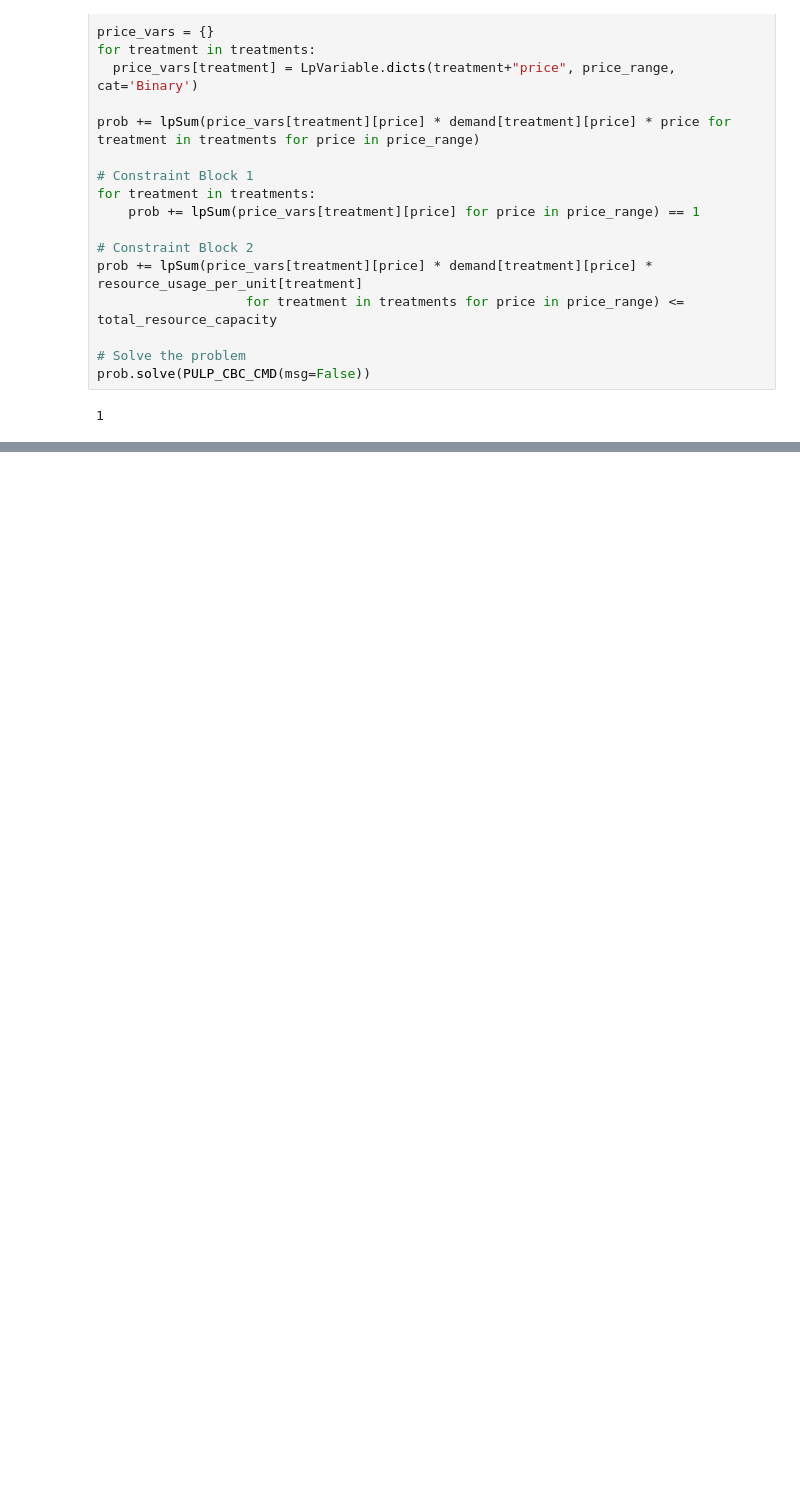
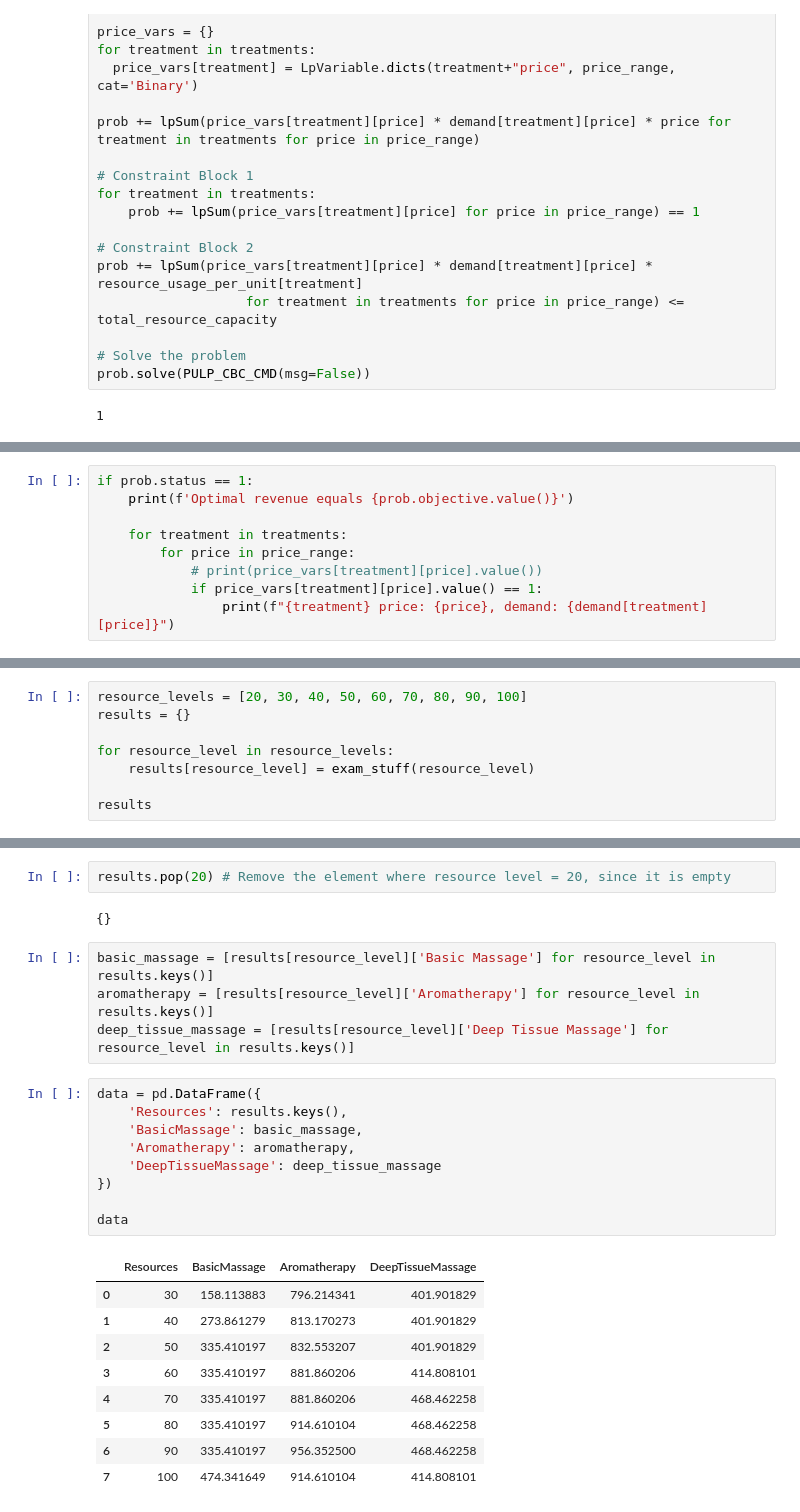
Before and after one commit to mortgad/PricingExam, a Jupyter notebook: exam2024.ipynb, the cells around one changed output, grey strips where cells are left out. Saved outputs shown, nothing was run; the diff lists cells and outputs as text; blank space fills up the shorter version.

```diff
--- a/exam2024.ipynb
+++ b/exam2024.ipynb
@@ -341,0 +391,9 @@ if prob.status == 1:
+# %%
+if prob.status == 1:
+    print(f'Optimal revenue equals {prob.objective.value()}')
+
+    for treatment in treatments:
+        for price in price_range:
+            # print(price_vars[treatment][price].value())
+            if price_vars[treatment][price].value() == 1:
+                print(f"{treatment} price: {price}, demand: {demand[treatment][price]}")
@@ -341,0 +448,8 @@ if prob.status == 1:
+# %%
+resource_levels = [20, 30, 40, 50, 60, 70, 80, 90, 100]
+results = {}
+
+for resource_level in resource_levels:
+    results[resource_level] = exam_stuff(resource_level)
+
+results
@@ -341,0 +474,27 @@ if prob.status == 1:
+# %%
+results.pop(20) # Remove the element where resource level = 20, since it is empty
+# %% [output]
+{}
+# %%
+basic_massage = [results[resource_level]['Basic Massage'] for resource_level in results.keys()]
+aromatherapy = [results[resource_level]['Aromatherapy'] for resource_level in results.keys()]
+deep_tissue_massage = [results[resource_level]['Deep Tissue Massage'] for resource_level in results.keys()]
+# %%
+data = pd.DataFrame({
+    'Resources': results.keys(),
+    'BasicMassage': basic_massage,
+    'Aromatherapy': aromatherapy,
+    'DeepTissueMassage': deep_tissue_massage
+})
+
+data
+# %% [output]
+|  | Resources | BasicMassage | Aromatherapy | DeepTissueMassage |
+| 0 | 30 | 158.113883 | 796.214341 | 401.901829 |
+| 1 | 40 | 273.861279 | 813.170273 | 401.901829 |
+| 2 | 50 | 335.410197 | 832.553207 | 401.901829 |
+| 3 | 60 | 335.410197 | 881.860206 | 414.808101 |
+| 4 | 70 | 335.410197 | 881.860206 | 468.462258 |
+| 5 | 80 | 335.410197 | 914.610104 | 468.462258 |
+| 6 | 90 | 335.410197 | 956.352500 | 468.462258 |
+| 7 | 100 | 474.341649 | 914.610104 | 414.808101 |
```
Also changed, not shown: parts of 16 cells of this notebook.
